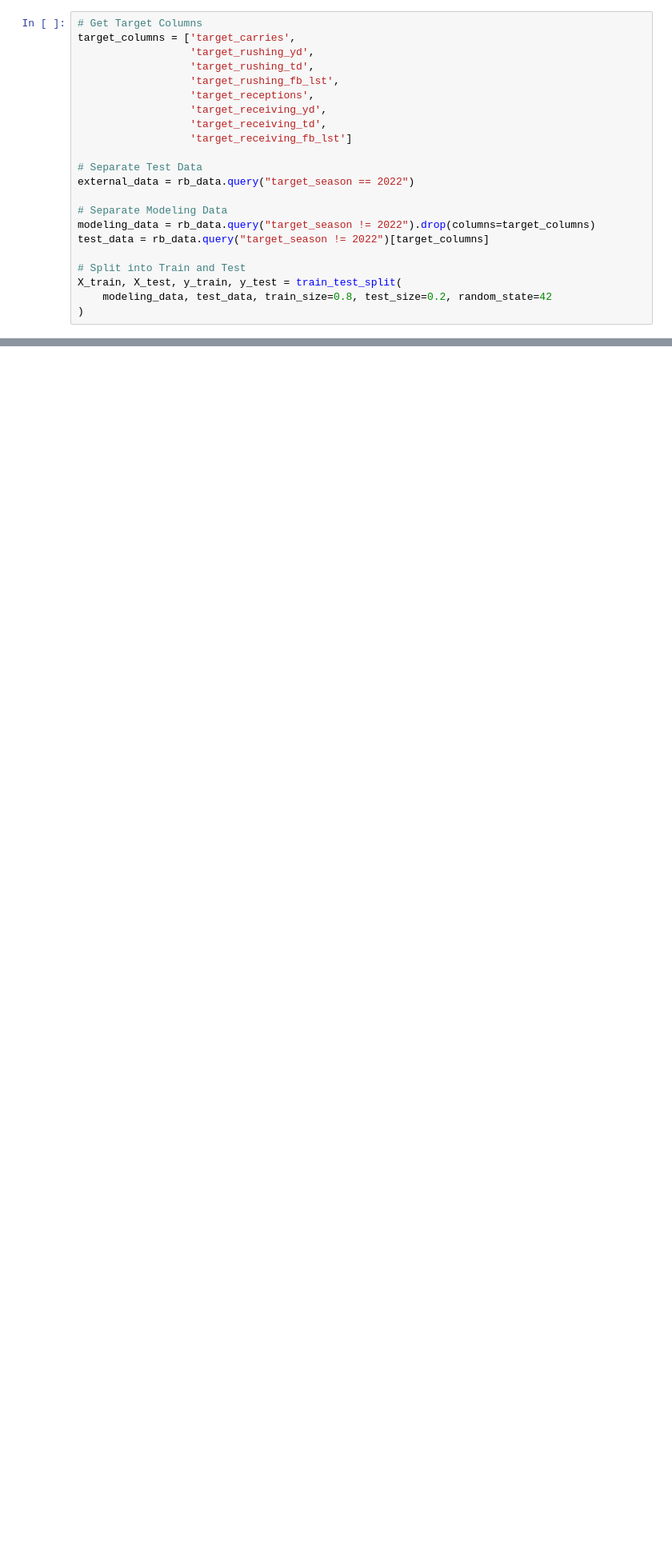
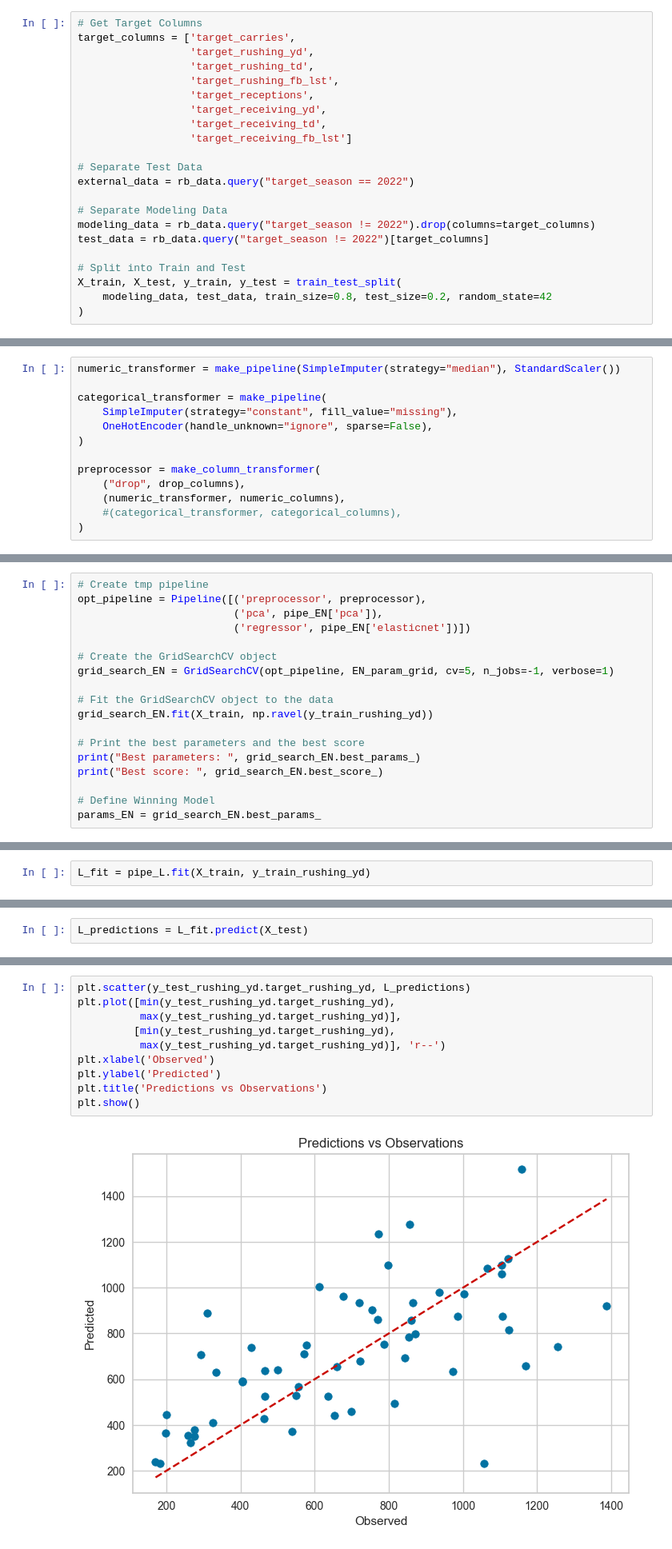
Before and after one commit to dusty736/fantasy_wizard, a Jupyter notebook: Python/rb_season_modeling.ipynb, the cells around one changed output, grey strips where cells are left out. Shown: that part at 80% size. Cells and saved outputs as stored; diff of their text form; blank space fills up the shorter version.

```diff
--- a/Python/rb_season_modeling.ipynb
+++ b/Python/rb_season_modeling.ipynb
@@ -101,0 +189,13 @@ external_data
+# %%
+numeric_transformer = make_pipeline(SimpleImputer(strategy="median"), StandardScaler())
+
+categorical_transformer = make_pipeline(
+    SimpleImputer(strategy="constant", fill_value="missing"),
+    OneHotEncoder(handle_unknown="ignore", sparse=False),
+)
+
+preprocessor = make_column_transformer(
+    ("drop", drop_columns),
+    (numeric_transformer, numeric_columns),
+    #(categorical_transformer, categorical_columns),
+)
@@ -101,0 +386,18 @@ external_data
+# %%
+# Create tmp pipeline
+opt_pipeline = Pipeline([('preprocessor', preprocessor),
+                         ('pca', pipe_EN['pca']),
+                         ('regressor', pipe_EN['elasticnet'])])
+
+# Create the GridSearchCV object
+grid_search_EN = GridSearchCV(opt_pipeline, EN_param_grid, cv=5, n_jobs=-1, verbose=1)
+
+# Fit the GridSearchCV object to the data
+grid_search_EN.fit(X_train, np.ravel(y_train_rushing_yd))
+
+# Print the best parameters and the best score
+print("Best parameters: ", grid_search_EN.best_params_)
+print("Best score: ", grid_search_EN.best_score_)
+
+# Define Winning Model
+params_EN = grid_search_EN.best_params_
@@ -101,0 +687,2 @@ external_data
+# %%
+L_fit = pipe_L.fit(X_train, y_train_rushing_yd)
@@ -101,0 +691,2 @@ external_data
+# %%
+L_predictions = L_fit.predict(X_test)
@@ -101,0 +730,12 @@ external_data
+# %%
+plt.scatter(y_test_rushing_yd.target_rushing_yd, L_predictions)
+plt.plot([min(y_test_rushing_yd.target_rushing_yd),
+          max(y_test_rushing_yd.target_rushing_yd)],
+         [min(y_test_rushing_yd.target_rushing_yd),
+          max(y_test_rushing_yd.target_rushing_yd)], 'r--')
+plt.xlabel('Observed')
+plt.ylabel('Predicted')
+plt.title('Predictions vs Observations')
+plt.show()
+# %% [output]
+[figure, added]
```
Also changed, not shown: parts of 51 cells of this notebook.
